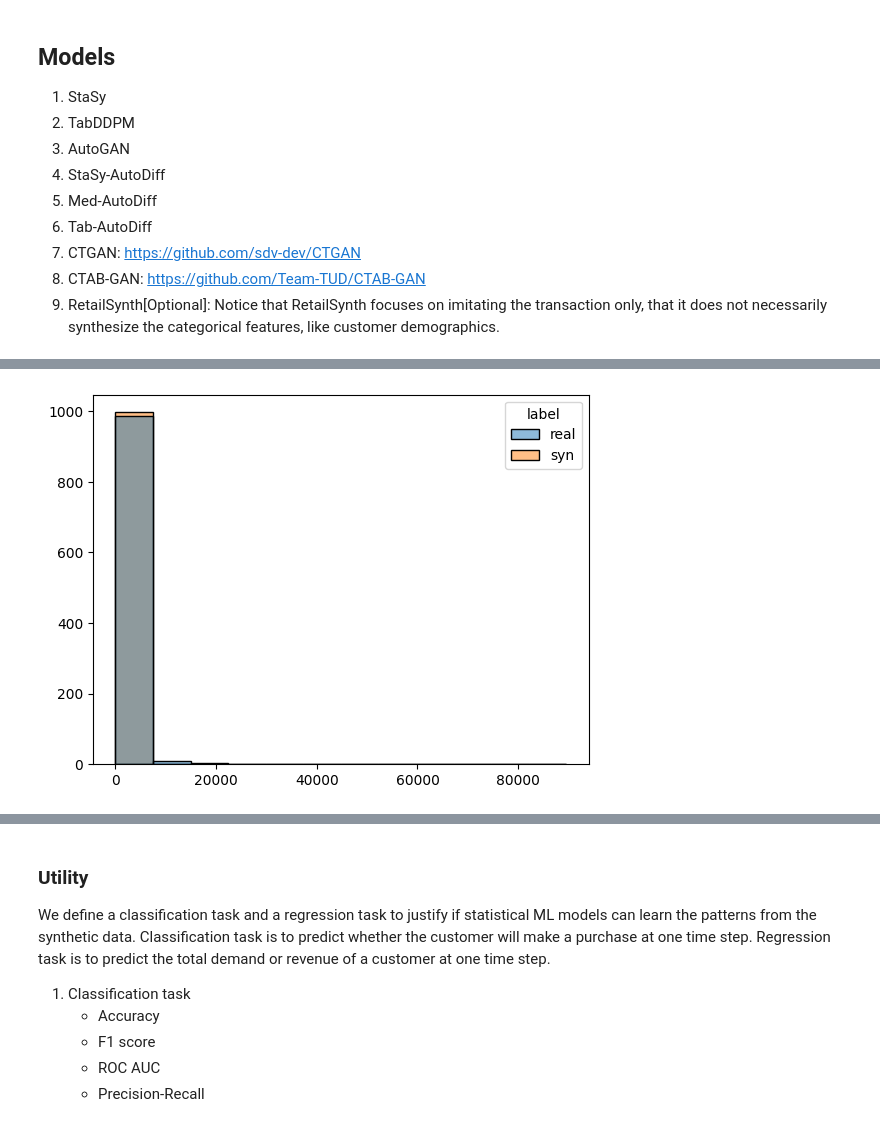
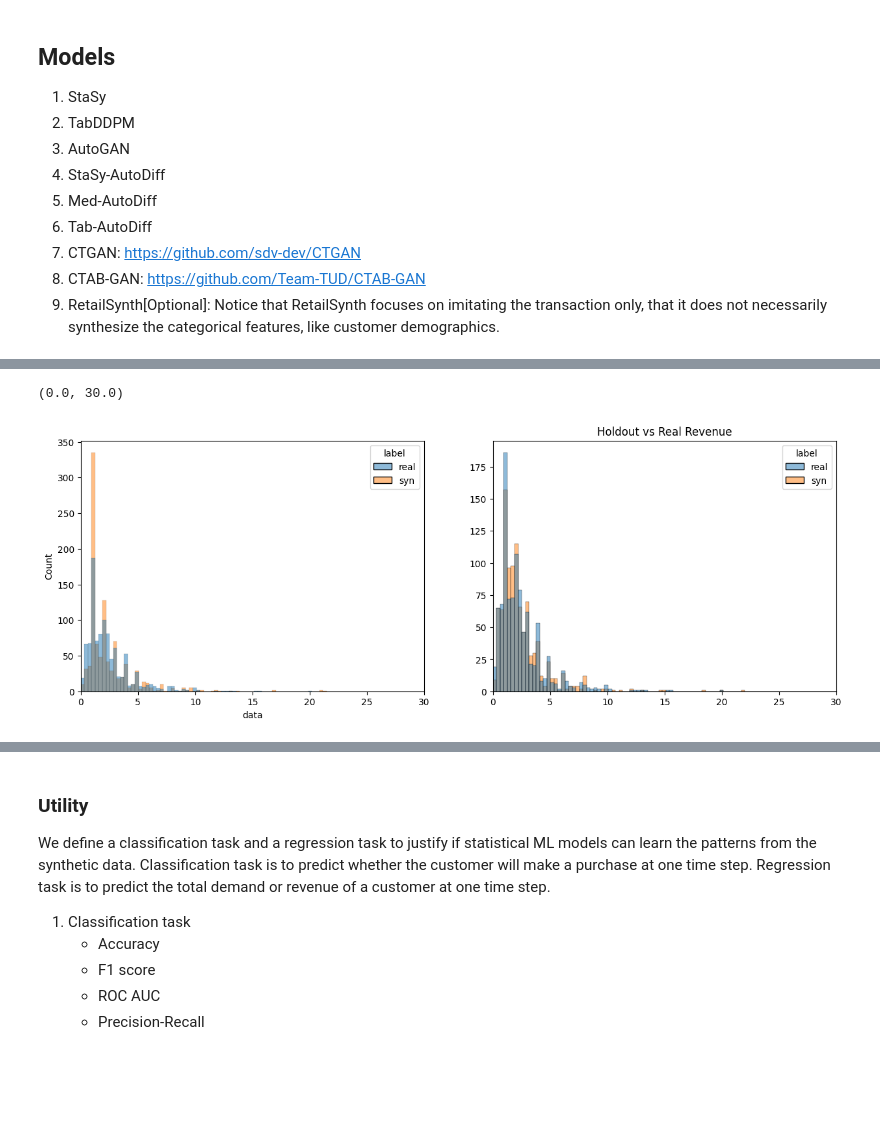
Before and after one commit to YuXia-SR/syncomp, a Jupyter notebook: notebooks/report.ipynb, the cells around one changed output, grey strips where cells are left out. Saved outputs shown, nothing was run; the diff lists cells and outputs as text; code cells hidden in the pictures; blank space fills up the shorter version.

```diff
--- a/notebooks/report.ipynb
+++ b/notebooks/report.ipynb
@@ -103,5 +119,9 @@ ax.set_xlim(0, 30)
-# %%
-ax = plot_hist(real_fidelity_info[0]["quantity"], syn_fidelity_info[0]["quantity"])
-# there are some products from the fuel department that have extremely large demand, because its measurement unit is small
-# %% [output]
-[figure, removed]
+# %%
+fig, (ax1, ax2) = plt.subplots(1, 2, figsize=(15, 5))
+plot_hist(train_fidelity_info[0]["revenue"], syn_fidelity_info[0]["revenue"], ax=ax1, title="Synthetic vs Real Revenue")
+ax1.set_xlim(0, 30)
+plot_hist(train_fidelity_info[0]["revenue"], holdout_fidelity_info[0]["revenue"], ax=ax2, title="Holdout vs Real Revenue")
+ax2.set_xlim(0, 30)
+# %% [output]
+(0.0, 30.0)
+[figure, added]
```
Also changed, not shown: parts of 44 cells of this notebook, 16 other files.
